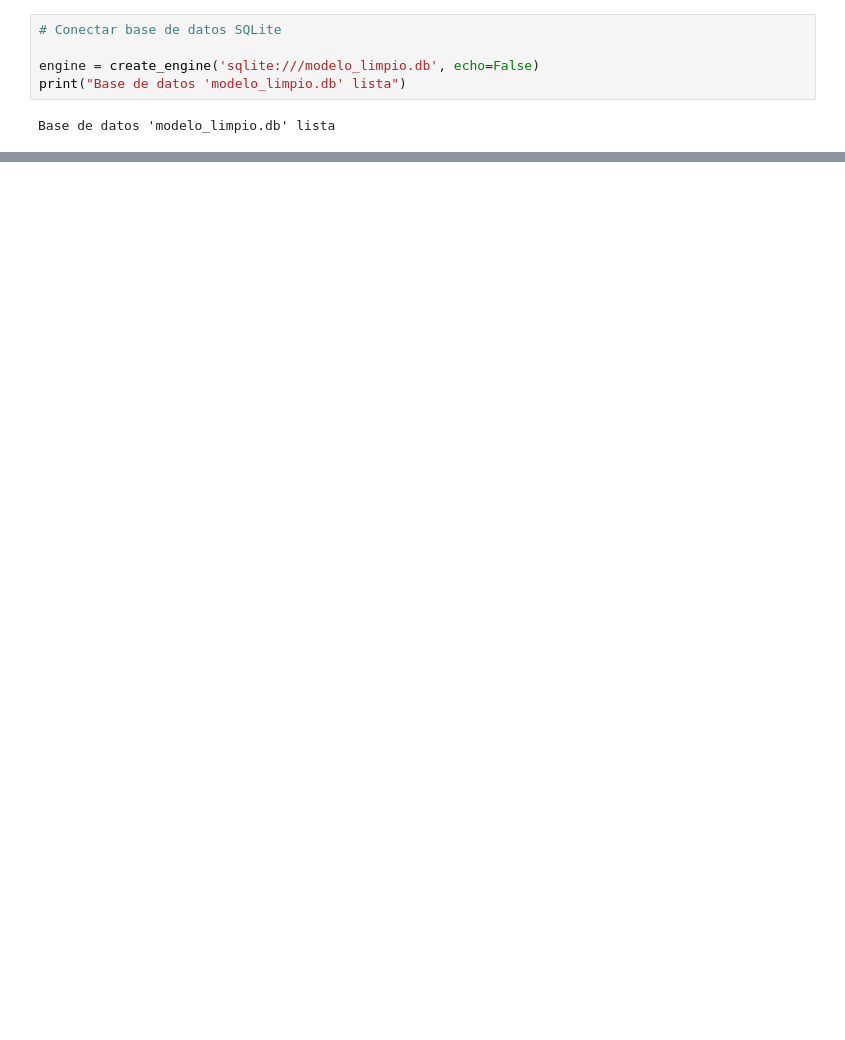
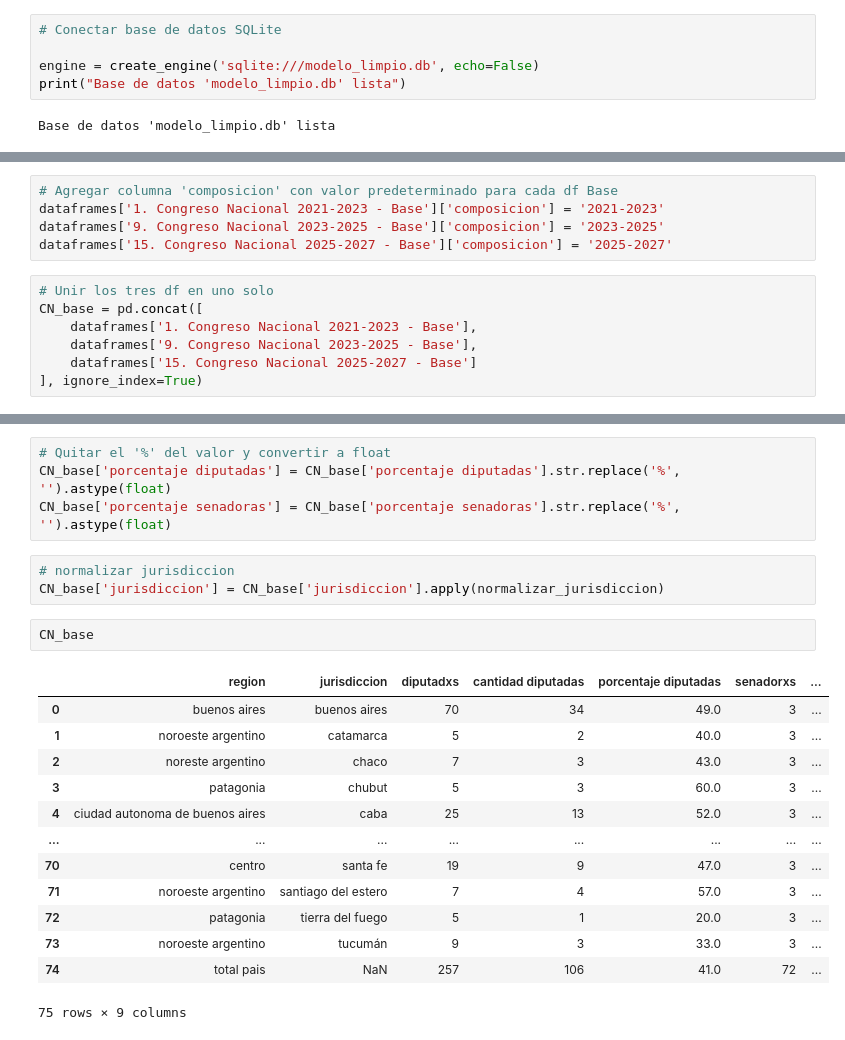
Before and after one commit to flordis/IT-Academy, a Jupyter notebook: proyecto/ITA_project_final_model.ipynb, the cells around one changed output, grey strips where cells are left out. Cells and saved outputs as stored; diff of their text form; blank space fills up the shorter version.

```diff
--- a/proyecto/ITA_project_final_model.ipynb
+++ b/proyecto/ITA_project_final_model.ipynb
@@ -722,0 +239,12 @@ banca: 2302 registros
+# %%
+# Agregar columna 'composicion' con valor predeterminado para cada df Base
+dataframes['1. Congreso Nacional 2021-2023 - Base']['composicion'] = '2021-2023'
+dataframes['9. Congreso Nacional 2023-2025 - Base']['composicion'] = '2023-2025'
+dataframes['15. Congreso Nacional 2025-2027 - Base']['composicion'] = '2025-2027'
+# %%
+# Unir los tres df en uno solo
+CN_base = pd.concat([
+    dataframes['1. Congreso Nacional 2021-2023 - Base'],
+    dataframes['9. Congreso Nacional 2023-2025 - Base'],
+    dataframes['15. Congreso Nacional 2025-2027 - Base']
+], ignore_index=True)
@@ -722,0 +293,23 @@ banca: 2302 registros
+# %%
+# Quitar el '%' del valor y convertir a float
+CN_base['porcentaje diputadas'] = CN_base['porcentaje diputadas'].str.replace('%', '').astype(float)
+CN_base['porcentaje senadoras'] = CN_base['porcentaje senadoras'].str.replace('%', '').astype(float)
+# %%
+# normalizar jurisdiccion
+CN_base['jurisdiccion'] = CN_base['jurisdiccion'].apply(normalizar_jurisdiccion)
+# %%
+CN_base
+# %% [output]
+|  | region | jurisdiccion | diputadxs | cantidad diputadas | porcentaje diputadas | senadorxs | ... |
+| 0 | buenos aires | buenos aires | 70 | 34 | 49.0 | 3 | ... |
+| 1 | noroeste argentino | catamarca | 5 | 2 | 40.0 | 3 | ... |
+| 2 | noreste argentino | chaco | 7 | 3 | 43.0 | 3 | ... |
+| 3 | patagonia | chubut | 5 | 3 | 60.0 | 3 | ... |
+| 4 | ciudad autonoma de buenos aires | caba | 25 | 13 | 52.0 | 3 | ... |
+| ... | ... | ... | ... | ... | ... | ... | ... |
+| 70 | centro | santa fe | 19 | 9 | 47.0 | 3 | ... |
+| 71 | noroeste argentino | santiago del estero | 7 | 4 | 57.0 | 3 | ... |
+| 72 | patagonia | tierra del fuego | 5 | 1 | 20.0 | 3 | ... |
+| 73 | noroeste argentino | tucumán | 9 | 3 | 33.0 | 3 | ... |
+| 74 | total pais | NaN | 257 | 106 | 41.0 | 72 | ... |
+75 rows × 9 columns
```
Also changed, not shown: parts of 75 cells of this notebook, 1 other file.
